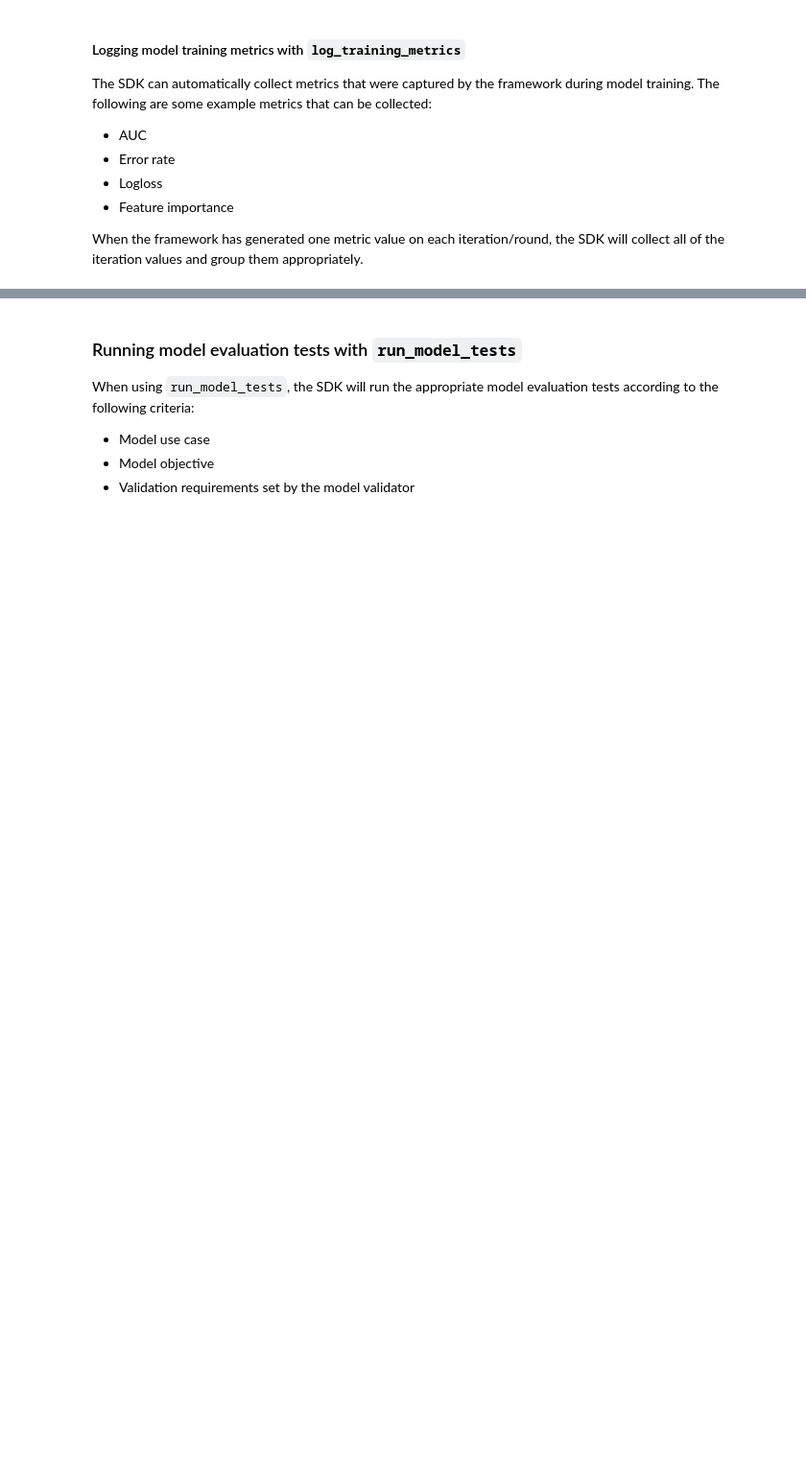
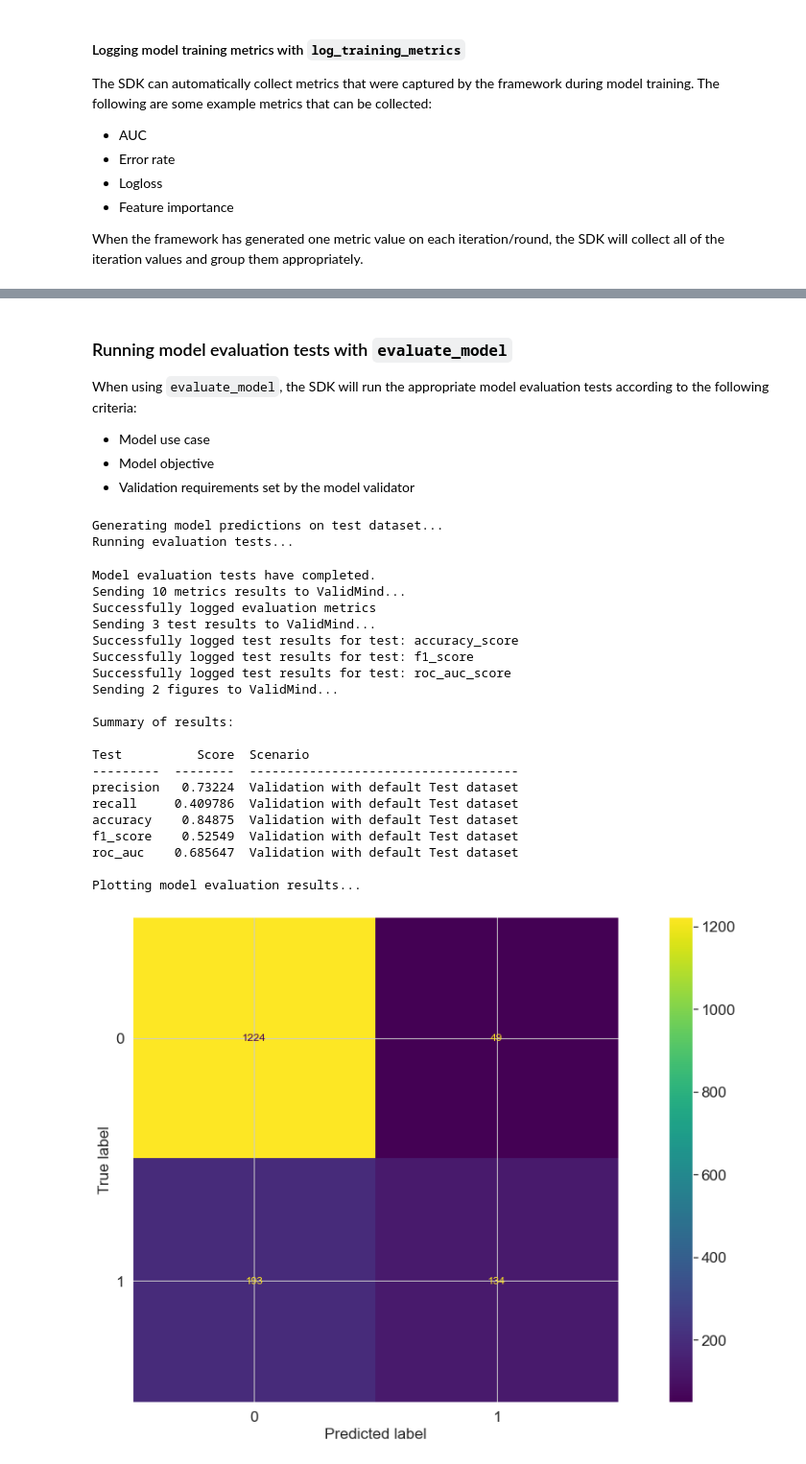
Before and after one commit to validmind/developer-framework, a Jupyter notebook: notebooks/intro.ipynb, the cells around one changed output, grey strips where cells are left out. Shown at 96% size. Drawn from its saved outputs; the diff is of its cells as text; code cells hidden in the pictures; blank space fills up the shorter version.

```diff
--- a/notebooks/intro.ipynb
+++ b/notebooks/intro.ipynb
@@ -293,4 +297,4 @@ The SDK can automatically collect metrics that were captured by the framework du
 
 When the framework has generated one metric value on each iteration/round, the SDK will collect all of the iteration values and group them appropriately.
 # %%
-vm.log_training_metrics(xgb_model, x_train, y_train)
+vm.log_training_metrics(xgb_model, x_train, y_train, x_val, y_val)
@@ -297,10 +304,34 @@ vm.log_training_metrics(xgb_model, x_train, y_train)
 # %% [markdown]
-### Running model evaluation tests with `run_model_tests`
+### Running model evaluation tests with `evaluate_model`
 
-When using `run_model_tests`, the SDK will run the appropriate model evaluation tests according to the following criteria:
+When using `evaluate_model`, the SDK will run the appropriate model evaluation tests according to the following criteria:
 
 - Model use case
 - Model objective
 - Validation requirements set by the model validator
 # %%
-eval_results = vm.run_model_tests(xgb_model, x_test, y_test, send=True)
+eval_results = vm.evaluate_model(xgb_model, x_test, y_test)
+# %% [output]
+Generating model predictions on test dataset...
+Running evaluation tests...
+Model evaluation tests have completed.
+Sending 10 metrics results to ValidMind...
+Successfully logged evaluation metrics
+Sending 3 test results to ValidMind...
+Successfully logged test results for test: accuracy_score
+Successfully logged test results for test: f1_score
+Successfully logged test results for test: roc_auc_score
+Sending 2 figures to ValidMind...
+
+Summary of results:
+
+Test          Score  Scenario
+---------  --------  ------------------------------------
+precision   0.73224  Validation with default Test dataset
+recall     0.409786  Validation with default Test dataset
+accuracy    0.84875  Validation with default Test dataset
+f1_score    0.52549  Validation with default Test dataset
+roc_auc    0.685647  Validation with default Test dataset
+
+Plotting model evaluation results...
+[figure, added]
```
Also changed, not shown: parts of 4 cells of this notebook, 8 other files.
